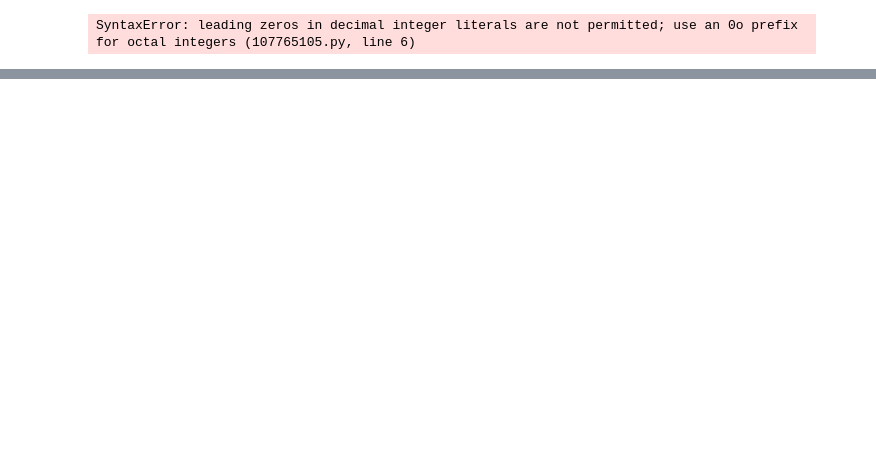
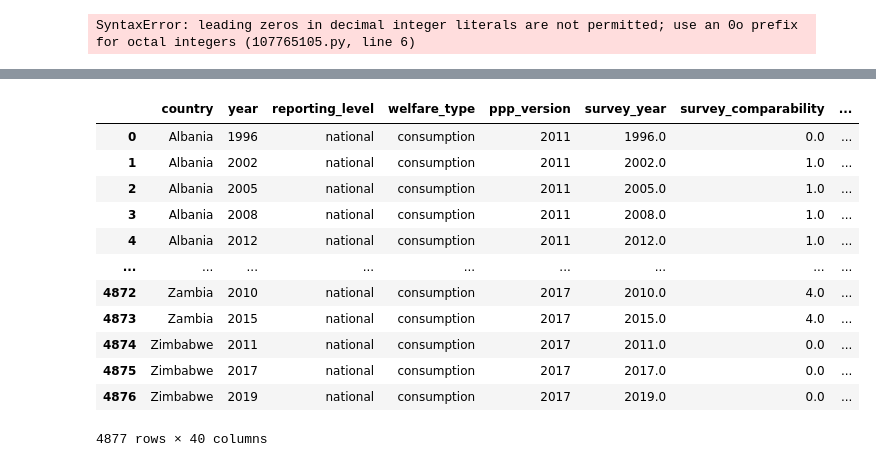
Before and after one commit to Matt-L-053124/FTI-World-Poverty-DSRP, a Jupyter notebook: Matthew_L_World_Poverty_Notebook.ipynb, the cells around one changed output, grey strips where cells are left out. Drawn from its saved outputs; the diff is of its cells as text; code cells hidden in the pictures; blank space fills up the shorter version.

Commit message:
Removed un-necessary data columns

```diff
--- a/Matthew_L_World_Poverty_Notebook.ipynb
+++ b/Matthew_L_World_Poverty_Notebook.ipynb
@@ -21,0 +62,32 @@ df.describe()
+# %%
+columns_kept = [
+    'country', 'year', 'reporting_level', 'welfare_type', 'ppp_version',
+    'survey_year', 'survey_comparability', 'headcount_ratio_international_povline',
+    'headcount_ratio_lower_mid_income_povline', 'headcount_ratio_upper_mid_income_povline',
+    'headcount_ratio_100', 'headcount_ratio_1000', 'headcount_ratio_2000',
+    'headcount_ratio_3000', 'headcount_ratio_4000', 'headcount_ratio_40_median',
+    'headcount_ratio_50_median', 'headcount_ratio_60_median', 'headcount_international_povline',
+    'headcount_lower_mid_income_povline', 'headcount_upper_mid_income_povline',
+    'headcount_100', 'headcount_1000', 'headcount_2000', 'headcount_3000', 'headcount_4000',
+    'poverty_gap_index_international_povline', 'poverty_gap_index_lower_mid_income_povline',
+    'poverty_gap_index_upper_mid_income_povline', 'poverty_gap_index_100',
+    'poverty_gap_index_1000', 'poverty_gap_index_2000', 'poverty_gap_index_3000',
+    'poverty_gap_index_4000', 'mean', 'median', 'gini', 'mld', 'polarization', 'palma_ratio'
+]
+
+df = df[columns_kept]
+df
+# %% [output]
+|  | country | year | reporting_level | welfare_type | ppp_version | survey_year | survey_comparability | ... |
+| 0 | Albania | 1996 | national | consumption | 2011 | 1996.0 | 0.0 | ... |
+| 1 | Albania | 2002 | national | consumption | 2011 | 2002.0 | 1.0 | ... |
+| 2 | Albania | 2005 | national | consumption | 2011 | 2005.0 | 1.0 | ... |
+| 3 | Albania | 2008 | national | consumption | 2011 | 2008.0 | 1.0 | ... |
+| 4 | Albania | 2012 | national | consumption | 2011 | 2012.0 | 1.0 | ... |
+| ... | ... | ... | ... | ... | ... | ... | ... | ... |
+| 4872 | Zambia | 2010 | national | consumption | 2017 | 2010.0 | 4.0 | ... |
+| 4873 | Zambia | 2015 | national | consumption | 2017 | 2015.0 | 4.0 | ... |
+| 4874 | Zimbabwe | 2011 | national | consumption | 2017 | 2011.0 | 0.0 | ... |
+| 4875 | Zimbabwe | 2017 | national | consumption | 2017 | 2017.0 | 0.0 | ... |
+| 4876 | Zimbabwe | 2019 | national | consumption | 2017 | 2019.0 | 0.0 | ... |
+4877 rows × 40 columns
```
Also changed, not shown: parts of 5 cells of this notebook.
